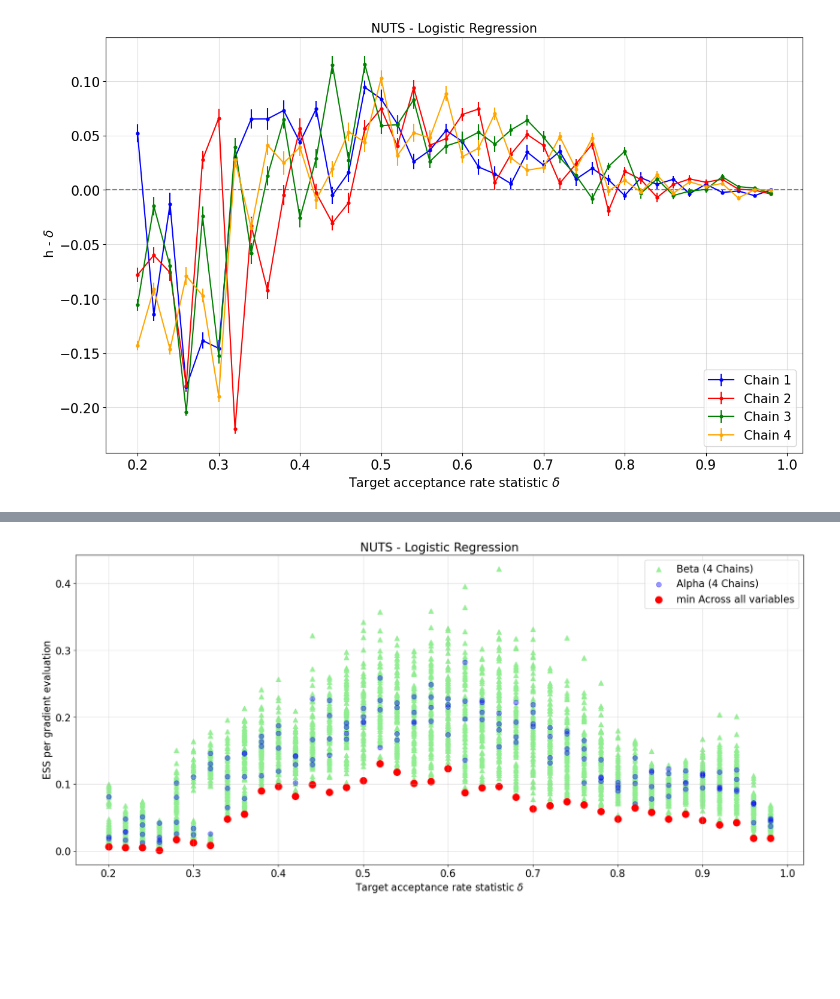
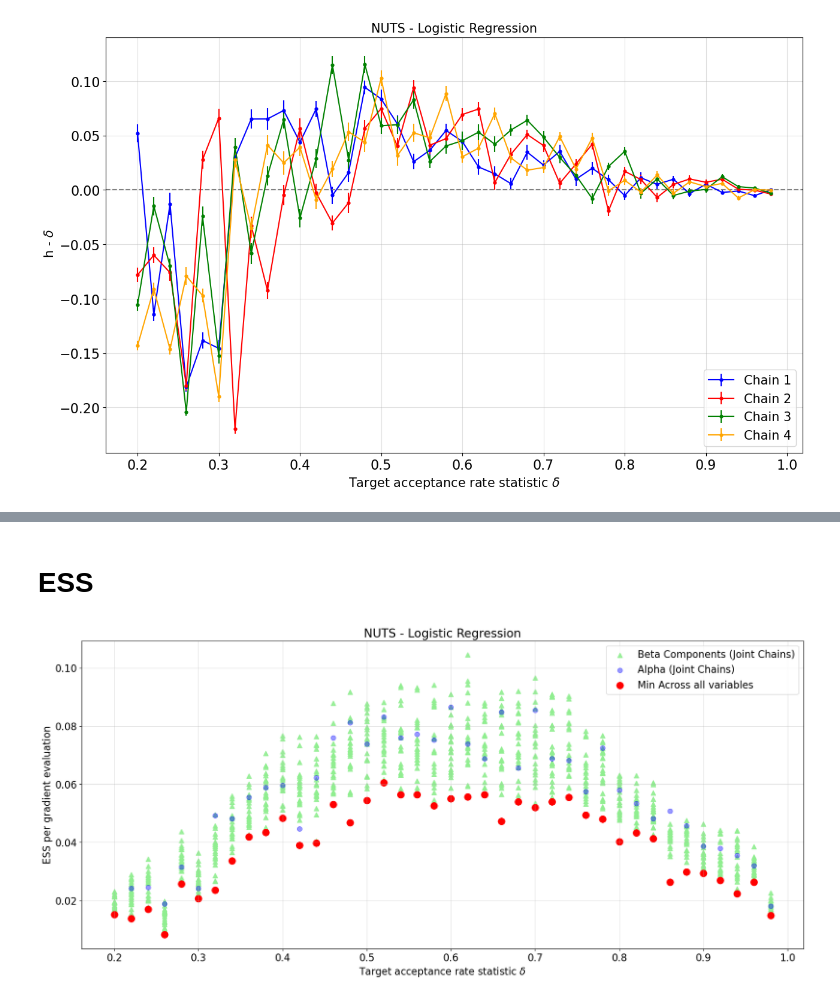
Before and after one commit to Mattia-Ponchio/Inference_Project, a Jupyter notebook: GermanCreditData.ipynb, the cells around one changed output, grey strips where cells are left out. Saved outputs shown, nothing was run; the diff lists cells and outputs as text; code cells hidden in the pictures; blank space fills up the shorter version.

Commit message:
modified ESS computation in paper vs modern + added target delta plot + some changes

```diff
--- a/GermanCreditData.ipynb
+++ b/GermanCreditData.ipynb
@@ -714,17 +765,17 @@ Iteration progress:
 # %% [markdown]
 ### RESULTS VISUALIZATION
 # %%
-plt.rcParams.update({'font.size': 16})
+# plt.rcParams.update({'font.size': 16})
 
-repeated_X = [ val for val in accept_rate_list for _ in range(CHAINS) ]
+# repeated_X = [ val for val in accept_rate_list for _ in range(CHAINS) ]
 
-# plot with errorbars
-fig, ax = plt.subplots(figsize=(15,9))
-plt.errorbar(x = repeated_X, y = all_diffs.flatten(), yerr = all_mcse.flatten(), ls="", fmt=".", ms=7, label="Each Chain", color="blue" )
-plt.xlabel(r"Target acceptance rate statistic $\delta$ ", fontsize=15)
-plt.ylabel(r" h - $\delta$", fontsize=15)
-plt.title("NUTS - Logistic Regression", fontsize=15)
-plt.legend(loc="lower right", fontsize=15)
-plt.axhline(y=0.0, ls="--", color="gray")
-plt.grid(alpha=0.4)
-plt.show()
+# # plot with errorbars
+# fig, ax = plt.subplots(figsize=(15,9))
+# plt.errorbar(x = repeated_X, y = all_diffs.flatten(), yerr = all_mcse.flatten(), ls="", fmt=".", ms=7, label="Each Chain", color="blue" )
+# plt.xlabel(r"Target acceptance rate statistic $\delta$ ", fontsize=15)
+# plt.ylabel(r" h - $\delta$", fontsize=15)
+# plt.title("NUTS - Logistic Regression", fontsize=15)
+# plt.legend(loc="lower right", fontsize=15)
+# plt.axhline(y=0.0, ls="--", color="gray")
+# plt.grid(alpha=0.4)
+# plt.show()
@@ -749,18 +829,28 @@ plt.show()
+# %% [markdown]
+# ESS
 # %%
-repeated_X = [ val for val in accept_rate_list for _ in range(CHAINS) ]
+# Alpha has 1 value per delta -> plots directly against accept_rate_list
+# Beta has 24 values per delta -> repeat each delta exactly 24 times
+repeated_X_24 = [ val for val in accept_rate_list for _ in range(24) ]
 
-# plot with errorbars
+# Flatten the Beta list of arrays into a single 1D array to line up with repeated_X_24
+flattened_beta = np.array(ESS_GRAD_EV_BETA).flatten()
+
+# Plot with your original formatting
 fig, ax = plt.subplots(figsize=(21,9))
-repeated_X_24 = [ val for val in accept_rate_list for _ in range(CHAINS*24) ]
-plt.scatter(x = repeated_X_24, y = ESS_GRAD_EV_BETA, marker="^", label="Beta (4 Chains)", color="lightgreen", alpha = 0.9 , s = 60)
-plt.scatter(x = repeated_X, y = ESS_GRAD_EV_ALPHA, marker="o", label="Alpha (4 Chains)", color="blue", alpha = 0.4, s = 60)
-plt.scatter(x = accept_rate_list, y = ESS_GRAD_EV_SCALAR, marker="o", label=choice+" Across all variables", color="red", s = 120)
+
+# 1. Plot Beta components (24 points per delta setting)
+plt.scatter(x = repeated_X_24, y = flattened_beta, marker="^", label="Beta Components (Joint Chains)", color="lightgreen", alpha = 0.9 , s = 60)
+# 2. Plot Alpha (1 point per delta setting)
+plt.scatter(x = accept_rate_list, y = ESS_GRAD_EV_ALPHA, marker="o", label="Alpha (Joint Chains)", color="blue", alpha = 0.4, s = 60)
+# 3. Plot the final aggregated scalar metric (1 point per delta setting)
+plt.scatter(x = accept_rate_list, y = ESS_GRAD_EV_SCALAR, marker="o", label=aggregation_choice.capitalize() + " Across all variables", color="red", s = 120)
 
 plt.xlabel(r"Target acceptance rate statistic $\delta$ ")
 plt.ylabel("ESS per gradient evaluation")
 plt.title("NUTS - Logistic Regression")
 plt.legend(loc="upper right", fontsize=16)
 plt.grid(alpha=0.4)
 plt.show()
 # %% [output]
-[figure, old version]
+[figure, new version]
```
Also changed, not shown: parts of 15 cells of this notebook.
